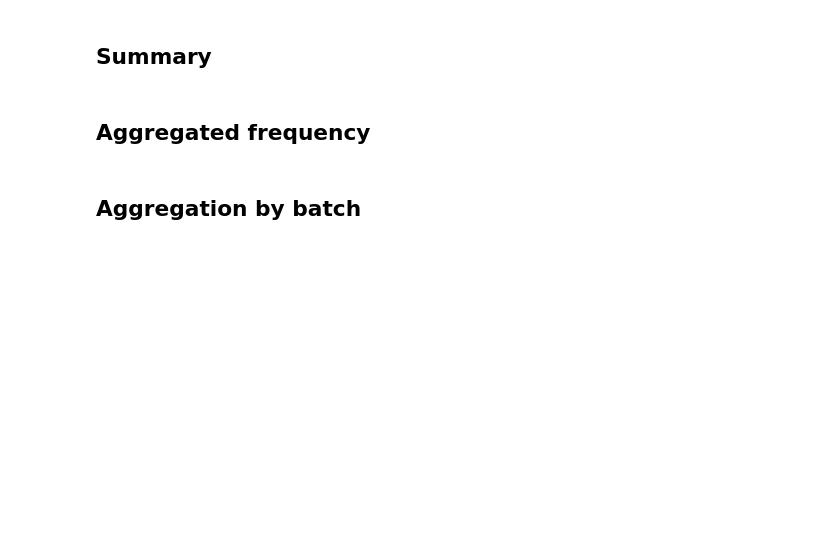
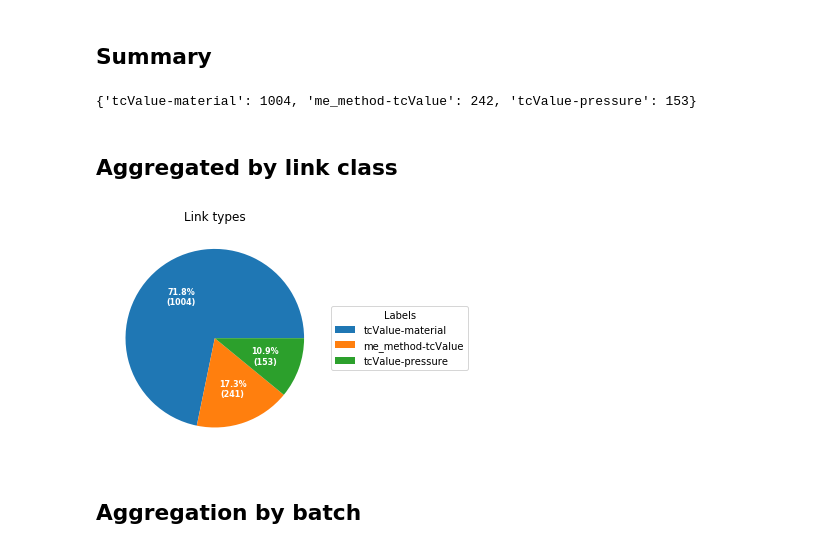
Before and after one commit to lfoppiano/SuperMat, a Jupyter notebook: super_mat/dataset-analysis-linking.ipynb, the cells around one changed output. Cells and saved outputs as stored; diff of their text form; code cells hidden in the pictures; blank space fills up the shorter version.

```diff
--- a/super_mat/dataset-analysis-linking.ipynb
+++ b/super_mat/dataset-analysis-linking.ipynb
@@ -226,7 +231,8 @@ def run_analysis(input):
 # %% [markdown]
 Run Analysis
 # %%
-input = "../data/final"
+input = "../corpus/final"
+# input = "../corpus/staging/test/"
 
 analysed_links = run_analysis(input)
 
@@ -261,56 +251,48 @@ pd.DataFrame([rows], columns=columns)
 # %% [markdown]
 ## Summary
 # %%
-analysed_links
+analysed_links['aggregated']
+# %% [output]
+{'tcValue-material': 1004, 'me_method-tcValue': 242, 'tcValue-pressure': 153}
 # %% [markdown]
-## Aggregated frequency
+## Aggregated by link class
 # %%
 aggregated_frequency = analysed_links['aggregated']
 # analysed_links['batches']
 
 labels = []
 values = []
 
 for label in aggregated_frequency.keys():
     labels.append(label)
     values.append(aggregated_frequency[label])
 
 
 ## PIE
 import matplotlib.pyplot as plt
+import numpy as np
 
 def func(pct, allvals):
     absolute = int(pct/100.*np.sum(allvals))
     return "{:.1f}%\n({:d})".format(pct, absolute)
 
 
 fig, ax = plt.subplots(figsize=(4, 8), subplot_kw=dict(aspect="equal"))
 
 wedges, texts, autotexts = ax.pie(values, autopct=lambda pct: func(pct, values),
                                   textprops=dict(color="w"))
 
 
 ax.legend(wedges, labels,
           title="Labels",
           loc="center left",
           bbox_to_anchor=(1, 0, 0.5, 1))
 
 plt.setp(autotexts, size=8, weight="bold")
-ax.set_title("Class repartition by frequency")
+ax.set_title("Link types")
 plt.show()
-
-## HISTOGRAM
-
-plt.rcdefaults()
-fig, ax = plt.subplots()
-
-ax.barh(labels, values, align='center')
-ax.set_yticklabels(labels)
-ax.invert_yaxis()  # labels read top-to-bottom
-ax.set_xlabel('Frequency')
-ax.set_title('Class repartition by frequency')
-
-plt.show()
+# %% [output]
+[figure, added]
 # %% [markdown]
 ## Aggregation by batch
 # %%
```
Also changed, not shown: parts of 4 cells of this notebook, 2 other files.
